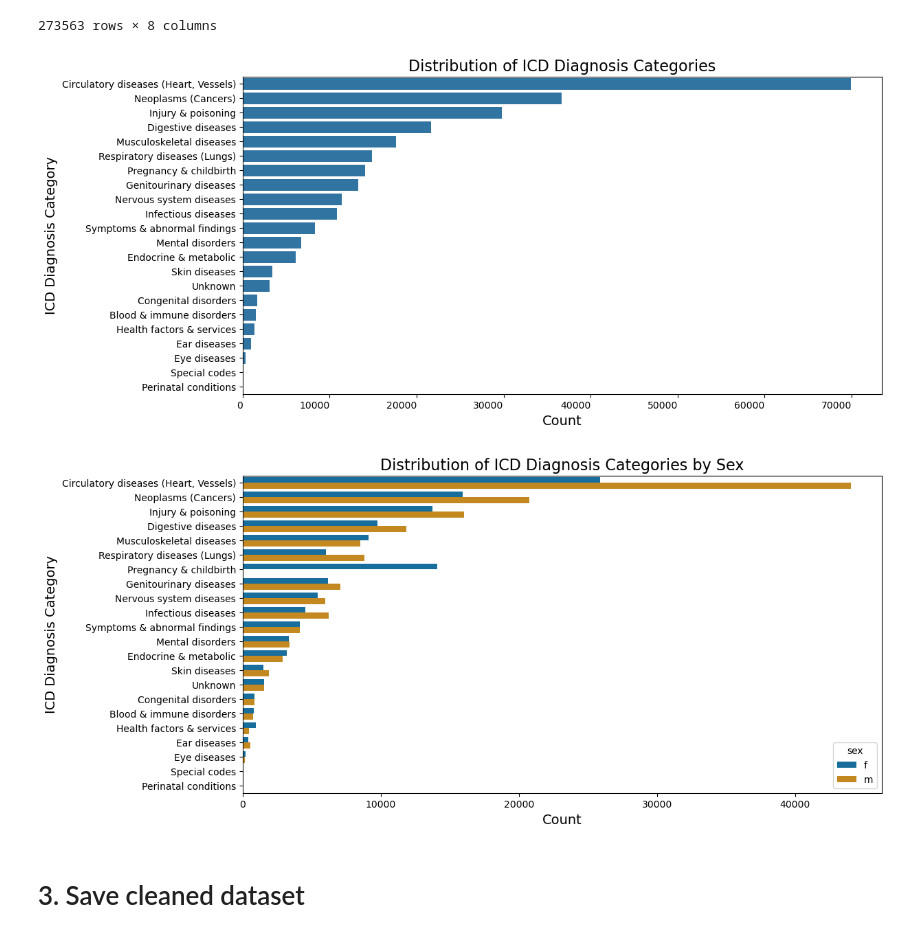
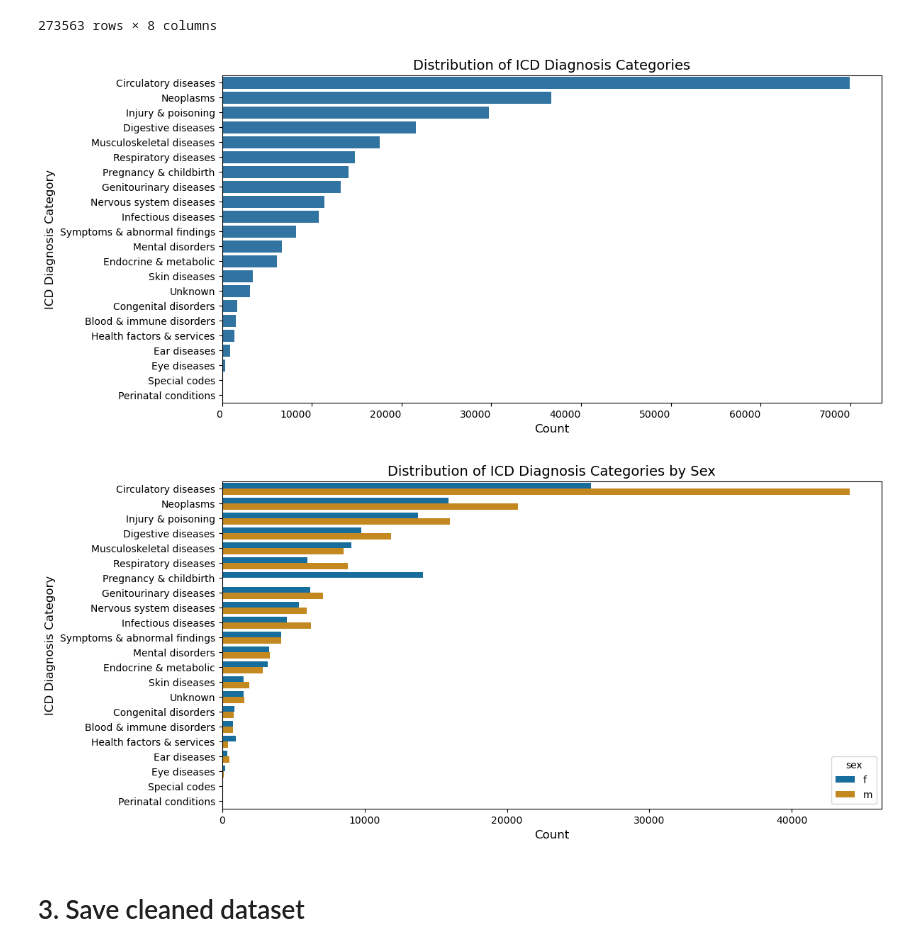
Before and after one commit to Yokopa/hospital-stay-discharge-prediction, a Jupyter notebook: code/2_data_cleaning_eda_clinical.ipynb, the cells around one changed output. Drawn from its saved outputs; the diff is of its cells as text; code cells hidden in the pictures.

```diff
--- a/code/2_data_cleaning_eda_clinical.ipynb
+++ b/code/2_data_cleaning_eda_clinical.ipynb
@@ -332,15 +332,15 @@ display(clinical_data[clinical_data['length_of_stay_days'] > 200].sort_values(by
 # Dictionary mapping ICD categories to their short names
 icd_categories = {
     "I": "Infectious diseases",
-    "II": "Neoplasms (Cancers)",
+    "II": "Neoplasms",
     "III": "Blood & immune disorders",
     "IV": "Endocrine & metabolic",
     "V": "Mental disorders",
     "VI": "Nervous system diseases",
     "VII": "Eye diseases",
     "VIII": "Ear diseases",
-    "IX": "Circulatory diseases (Heart, Vessels)",
-    "X": "Respiratory diseases (Lungs)",
+    "IX": "Circulatory diseases",
+    "X": "Respiratory diseases",
     "XI": "Digestive diseases",
     "XII": "Skin diseases",
     "XIII": "Musculoskeletal diseases",
@@ -350,7 +350,7 @@ icd_categories = {
     "XVII": "Congenital disorders",
     "XVIII": "Symptoms & abnormal findings",
     "XIX": "Injury & poisoning",
-    "XX": "External causes (Accidents, Violence)",
+    "XX": "External causes",
     "XXI": "Health factors & services",
     "XXII": "Special codes"
 }
@@ -428,23 +428,23 @@ display(clinical_data)
 # %%
 # Count occurrences of each diagnosis category
 category_counts = clinical_data['diagnosis_category'].value_counts()
 
 # Plot bar chart
 plt.figure(figsize=(12, 6))
 sns.barplot(x=category_counts.values, y=category_counts.index)
 
 # Labels and title
-plt.xlabel("Count", fontsize=14, fontweight="normal")
-plt.ylabel("ICD Diagnosis Category", fontsize=14, fontweight="normal")
-plt.title("Distribution of ICD Diagnosis Categories", fontsize=16, fontweight="medium")
+plt.xlabel("Count", fontsize=12, fontweight="normal")
+plt.ylabel("ICD Diagnosis Category", fontsize=12, fontweight="normal")
+plt.title("Distribution of ICD Diagnosis Categories", fontsize=14, fontweight="medium")
 
 # Rotate x labels for readability
 plt.xticks(rotation=0, ha="right")
 
 # Show plot
 plt.show()
 # %% [output]
-[figure, old version]
+[figure, new version]
 # %%
 # Count occurrences of each diagnosis category by sex
 category_sex_counts = clinical_data.groupby(["sex", "diagnosis_category"]).size().unstack(fill_value=0)
@@ -461,14 +461,14 @@ sns.barplot(x='count', y='diagnosis_category', hue='sex', data=category_sex_coun
             order=category_order)
 
 # Labels and title
-plt.xlabel("Count", fontsize=14, fontweight="normal")
-plt.ylabel("ICD Diagnosis Category", fontsize=14, fontweight="normal")
-plt.title("Distribution of ICD Diagnosis Categories by Sex", fontsize=16, fontweight="medium")
+plt.xlabel("Count", fontsize=12, fontweight="normal")
+plt.ylabel("ICD Diagnosis Category", fontsize=12, fontweight="normal")
+plt.title("Distribution of ICD Diagnosis Categories by Sex", fontsize=14, fontweight="medium")
 
 # Show plot
 plt.show()
 # %% [output]
-[figure, old version]
+[figure, new version]
 # %% [markdown]
 # 3. Save cleaned dataset
 # %%
```
Also changed, not shown: parts of 4 cells of this notebook.
